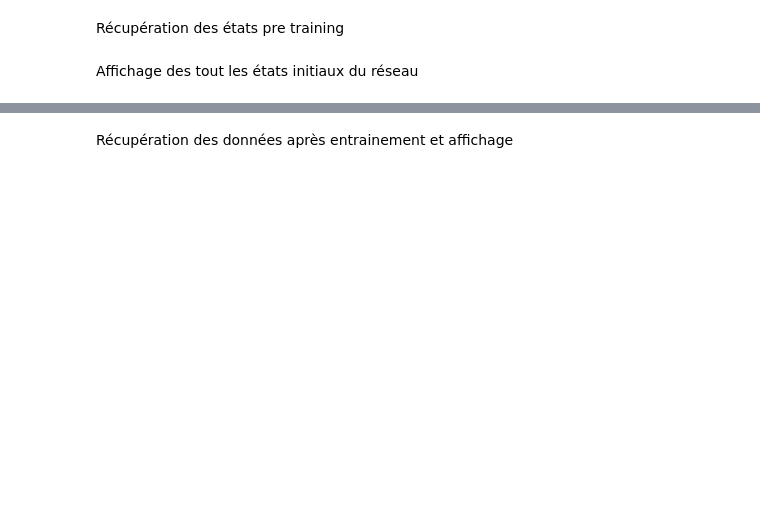
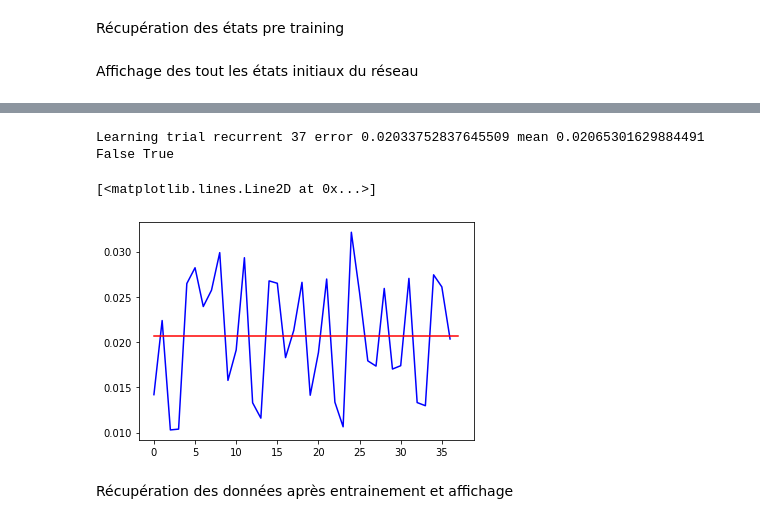
Before and after one commit to pCroiz/Stage-Mnemosyne, a Jupyter notebook: Script/main_script.ipynb, the cells around one changed output, grey strips where cells are left out. Saved outputs shown, nothing was run; the diff lists cells and outputs as text; code cells hidden in the pictures; blank space fills up the shorter version.

```diff
--- a/Script/main_script.ipynb
+++ b/Script/main_script.ipynb
@@ -517,3 +554,49 @@ for i in tqdm(range(nb_learning_trials_rec)):
+# %%
+####################
+# Training reccurent weight
+####################
+
+nb_learning_trials_rec = 0
+epsilon = 0.001
+error_total=[]
+e = 1
+mean_error = 0
+
+while nb_learning_trials_rec < len(X_input_rc) or e < mean_error-epsilon or e > mean_error+epsilon  :
+
+    i = nb_learning_trials_rec % len(X_input_rc)
+
+    impulse = X_input_rc[i]
+
+    target_rc = X_target_rc[i]
+
+    stop = np.shape(X_input_rc[i])[0]
+
+    _, _, e = net.simulate(stimulus=impulse,
+                        trajectory=target_rc,
+                        learn_start= 0,
+                        learn_stop=stop,
+                        value_loss = True)
+
+    error_total.append(e)
+
+    mean_error = np.mean(error_total)
+
+    nb_learning_trials_rec += 1
+
+    clear_output()
+
+
+
+    print('Learning trial recurrent', nb_learning_trials_rec,'error',e,"mean",mean_error)
+    print(e < mean_error-epsilon,e > mean_error-epsilon)
+plt.plot(error_total,"b")
+plt.plot([0,len(error_total)],[mean_error,mean_error],"-r")
+# %% [output]
+Learning trial recurrent 37 error 0.02033752837645509 mean 0.02065301629884491
+False True
+[<matplotlib.lines.Line2D at 0x...>]
+[figure, added]
 # %% [markdown]
 Récupération des données après entrainement et affichage
 # %%
```
Also changed, not shown: parts of 20 cells of this notebook, 1 other file.
